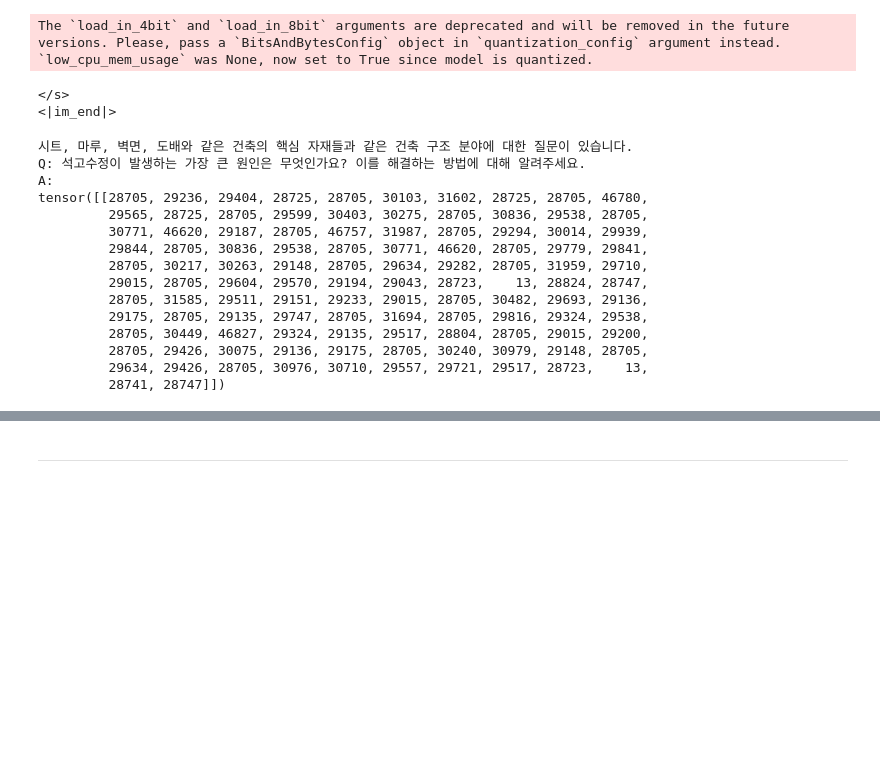
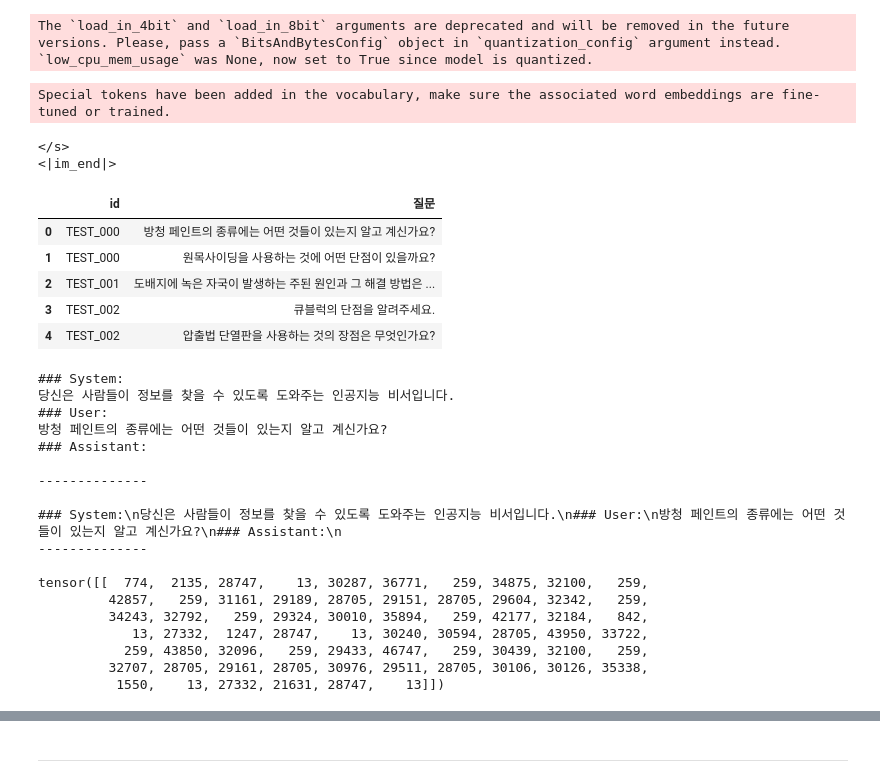
Before and after one commit to jwj51720/Hansol-QA, a Jupyter notebook: temp/infenrecetest.ipynb, the cells around one changed output, grey strips where cells are left out. Saved outputs shown, nothing was run; the diff lists cells and outputs as text; code cells hidden in the pictures; blank space fills up the shorter version.

Commit message:
feat: inference test

```diff
--- a/temp/infenrecetest.ipynb
+++ b/temp/infenrecetest.ipynb
@@ -5,51 +5,69 @@ import torch
 import pandas as pd
 device = "cuda:0"
 # %%
-load_model_name = "../result/solar_2024-02-28_01-10-25/best" # 학습된 모델 불러오기 가능
-load_tokenizer_name = "../result/LDCC-SOLAR-10.7B_2024-02-28_01-10-25"
+load_model_name = "../result/DataVortexS-10.7B-dpo-v1.11_2024-03-04_02-11-13/best" # 학습된 모델 불러오기 가능
+load_tokenizer_name = "../result/DataVortexS-10.7B-dpo-v1.11_2024-03-04_02-11-13"
 
 models = AutoModelForCausalLM.from_pretrained(load_model_name, load_in_8bit=True)
 tokenizers = AutoTokenizer.from_pretrained(load_tokenizer_name)
 # %% [output]
 The `load_in_4bit` and `load_in_8bit` arguments are deprecated and will be removed in the future versions. Please, pass a `BitsAndBytesConfig` object in `quantization_config` argument instead.
 `low_cpu_mem_usage` was None, now set to True since model is quantized.
+Special tokens have been added in the vocabulary, make sure the associated word embeddings are fine-tuned or trained.
+# %%
+train = pd.read_csv("../data/train.csv")
+test = pd.read_csv("../data/test_split.csv")
 # %%
 print(tokenizers.pad_token)
 print(tokenizers.eos_token)
 # %% [output]
 </s>
 <|im_end|>
+# %%
+test.head(5)
+# %% [output]
+|  | id | 질문 |
+| 0 | TEST_000 | 방청 페인트의 종류에는 어떤 것들이 있는지 알고 계신가요? |
+| 1 | TEST_000 | 원목사이딩을 사용하는 것에 어떤 단점이 있을까요? |
+| 2 | TEST_001 | 도배지에 녹은 자국이 발생하는 주된 원인과 그 해결 방법은 ... |
+| 3 | TEST_002 | 큐블럭의 단점을 알려주세요. |
+| 4 | TEST_002 | 압출법 단열판을 사용하는 것의 장점은 무엇인가요? |
 # %%
-input_text = '석고수정이 발생하는 가장 큰 원인은 무엇인가요? 이를 해결하는 방법에 대해 알려주세요.'
+import re
+input_text = '방청 페인트의 종류에는 어떤 것들이 있는지 알고 계신가요?'
 
-with open("../template/ldcc.txt", "r", encoding="utf-8") as file:
+with open("../template/datavortex.txt", "r", encoding="utf-8") as file:
     content = file.read()
+
 answer_start_index = content.find("<answer>")
 content = content[:answer_start_index]
 content = content.replace("<question>", input_text)
 
-
 input_ids = tokenizers.encode(
-            content, padding=False, max_length=128, return_tensors="pt", add_special_tokens=False
+            content, padding=False, max_length=256, return_tensors="pt", add_special_tokens=False
         )
-print(content)
+print(content, "\n--------------\n")
+print(content.replace("\n", "\\n"), "\n--------------\n")
 print(input_ids)
 # %% [output]
-시트, 마루, 벽면, 도배와 같은 건축의 핵심 자재들과 같은 건축 구조 분야에 대한 질문이 있습니다.
-Q: 석고수정이 발생하는 가장 큰 원인은 무엇인가요? 이를 해결하는 방법에 대해 알려주세요.
-A:
-tensor([[28705, 29236, 29404, 28725, 28705, 30103, 31602, 28725, 28705, 46780,
-         29565, 28725, 28705, 29599, 30403, 30275, 28705, 30836, 29538, 28705,
-         30771, 46620, 29187, 28705, 46757, 31987, 28705, 29294, 30014, 29939,
-         29844, 28705, 30836, 29538, 28705, 30771, 46620, 28705, 29779, 29841,
-         28705, 30217, 30263, 29148, 28705, 29634, 29282, 28705, 31959, 29710,
-         29015, 28705, 29604, 29570, 29194, 29043, 28723,    13, 28824, 28747,
-         28705, 31585, 29511, 29151, 29233, 29015, 28705, 30482, 29693, 29136,
-         29175, 28705, 29135, 29747, 28705, 31694, 28705, 29816, 29324, 29538,
-         28705, 30449, 46827, 29324, 29135, 29517, 28804, 28705, 29015, 29200,
-         28705, 29426, 30075, 29136, 29175, 28705, 30240, 30979, 29148, 28705,
-         29634, 29426, 28705, 30976, 30710, 29557, 29721, 29517, 28723,    13,
-         28741, 28747]])
+### System:
+당신은 사람들이 정보를 찾을 수 있도록 도와주는 인공지능 비서입니다.
+### User:
+방청 페인트의 종류에는 어떤 것들이 있는지 알고 계신가요?
+### Assistant:
+
+--------------
+
+### System:\n당신은 사람들이 정보를 찾을 수 있도록 도와주는 인공지능 비서입니다.\n### User:\n방청 페인트의 종류에는 어떤 것들이 있는지 알고 계신가요?\n### Assistant:\n
+--------------
+
+tensor([[  774,  2135, 28747,    13, 30287, 36771,   259, 34875, 32100,   259,
+         42857,   259, 31161, 29189, 28705, 29151, 28705, 29604, 32342,   259,
+         34243, 32792,   259, 29324, 30010, 35894,   259, 42177, 32184,   842,
+            13, 27332,  1247, 28747,    13, 30240, 30594, 28705, 43950, 33722,
+           259, 43850, 32096,   259, 29433, 46747,   259, 30439, 32100,   259,
+         32707, 28705, 29161, 28705, 30976, 29511, 28705, 30106, 30126, 35338,
+          1550,    13, 27332, 21631, 28747,    13]])
 # %%
 output_sequences = models.generate(
         input_ids=input_ids.to("cuda"),
```
Also changed, not shown: parts of 1 cell of this notebook.
